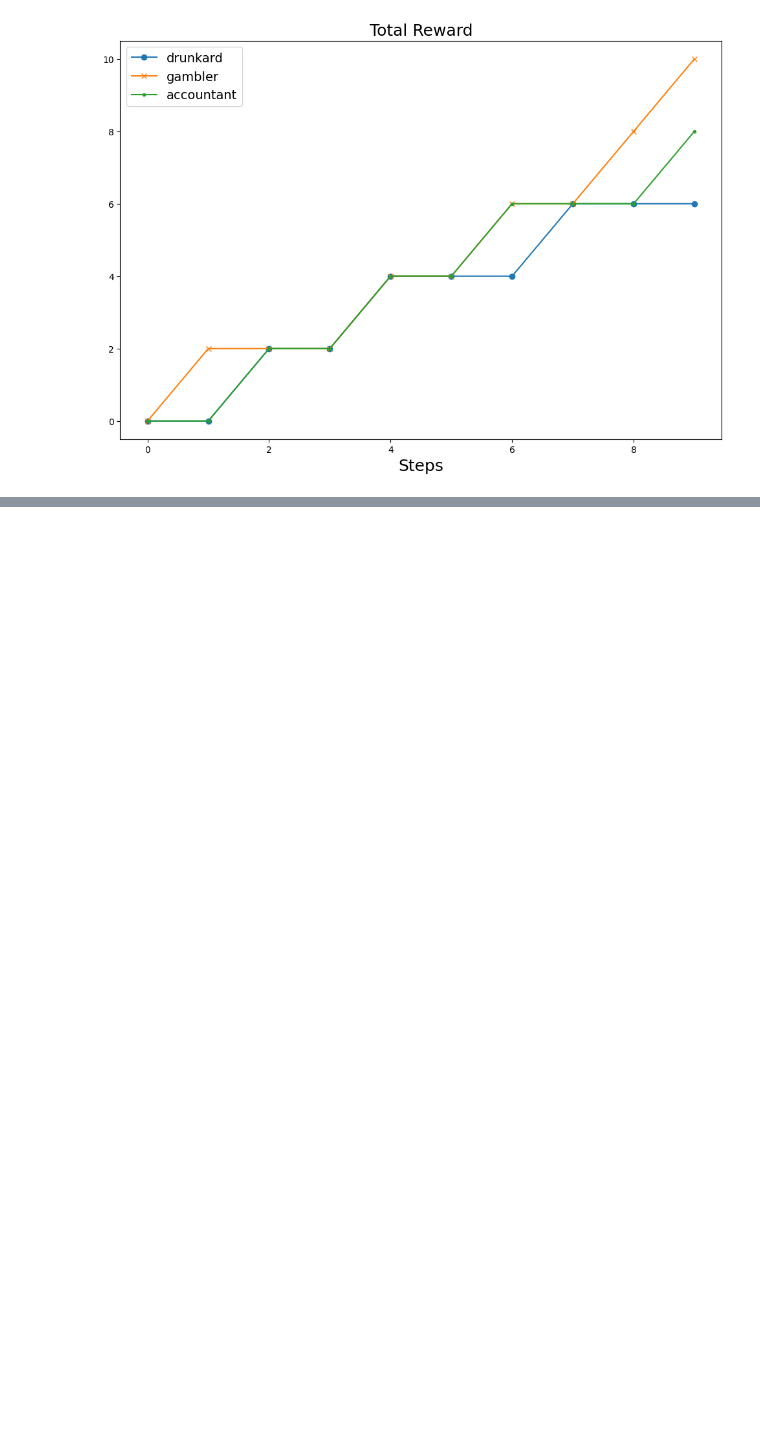
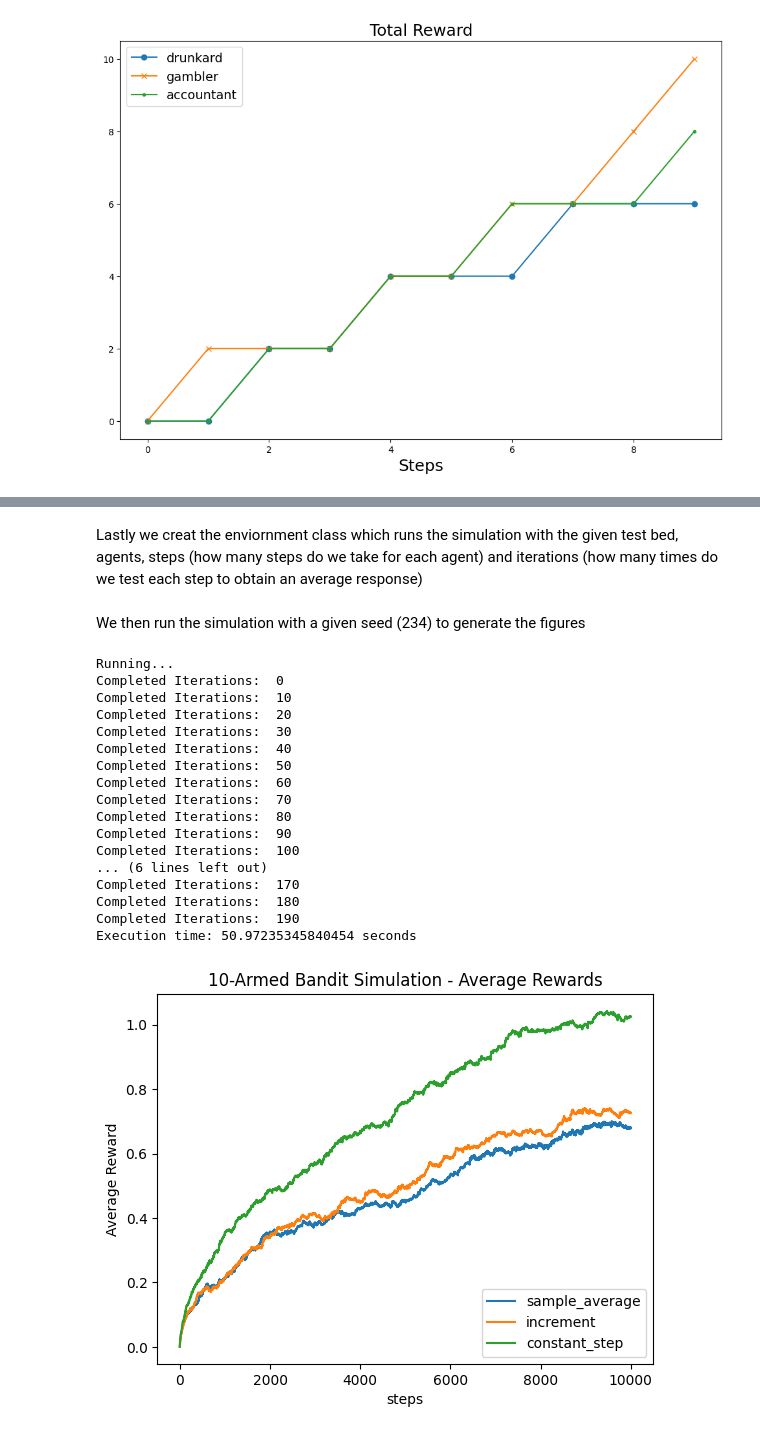
Before and after one commit to seanres/CSE5820, a Jupyter notebook: HW1/HW1.ipynb, the cells around one changed output, grey strips where cells are left out. Cells and saved outputs as stored; diff of their text form; code cells hidden in the pictures; blank space fills up the shorter version.

```diff
--- a/HW1/HW1.ipynb
+++ b/HW1/HW1.ipynb
@@ -103,0 +249,2 @@ plt.show()
+# %% [markdown]
+Lastly we creat the enviornment class which runs the simulation with the given test bed, agents, steps (how many steps do we take for each agent) and iterations (how many times do we test each step to obtain an average response)
@@ -103,0 +307,75 @@ plt.show()
+# %% [markdown]
+We then run the simulation with a given seed (234) to generate the figures
+# %%
+start_time = time.time()        # Start timer
+k = 10                          # k-armed bandit
+iterations = 200                # number of repeated iterations
+steps = 10000                   # number of steps per iteration
+
+# Set up intial objects
+TestBed = TestBed(k=k,mean=0,sigma=0.01, seed=234)
+agents = [Agent(k=k),Agent(k=k, action_value="increment"),Agent(k=k, action_value="constant_step")]
+environment = Environment(TestBed=TestBed,agents=agents,steps=steps,iterations=iterations)
+
+#234
+
+# Run Environment
+print("Running...")
+avg_scores, avg_optimal = environment.play()
+print("Execution time: %s seconds" % (time.time() - start_time))
+
+
+#Graph 1 - Averate rewards over all steps
+plt.title("10-Armed Bandit Simulation - Average Rewards")
+plt.plot(avg_scores)
+plt.ylabel('Average Reward')
+plt.xlabel('steps')
+plt.legend(agents, loc=4)
+plt.show()
+
+#Graph 1 - optimal selections over all steps
+plt.title("10-Armed Bandit Simulation - % Optimal Action")
+plt.plot(avg_optimal * 100)
+plt.ylim(0, 100)
+plt.ylabel('% Optimal Action')
+plt.xlabel('Steps')
+plt.legend(agents, loc=4)
+plt.show()
+
+plt.title("10-Armed Simulation - Average Rewards")
+plt.plot(avg_scores)
+plt.ylabel('Average Reward')
+plt.xlabel('Steps')
+plt.ylim(0, 1)
+plt.xlim(0, 10000)
+plt.legend(agents, loc=4)
+plt.show()
+
+#Graph 1 - optimal selections over all steps
+plt.title("10-Armed Simulation - % Optimal Action")
+plt.plot(avg_optimal * 100)
+plt.ylim(0, 50)
+plt.xlim(0, 10000)
+plt.ylabel('% Optimal Action')
+plt.xlabel('Steps')
+plt.legend(agents, loc=4)
+plt.show()
+# %% [output]
+Running...
+Completed Iterations:  0
+Completed Iterations:  10
+Completed Iterations:  20
+Completed Iterations:  30
+Completed Iterations:  40
+Completed Iterations:  50
+Completed Iterations:  60
+Completed Iterations:  70
+Completed Iterations:  80
+Completed Iterations:  90
+Completed Iterations:  100
+... (6 lines left out)
+Completed Iterations:  170
+Completed Iterations:  180
+Completed Iterations:  190
+Execution time: 50.97235345840454 seconds
+[figure, added]
```
Also changed, not shown: parts of 9 cells of this notebook, 21 other files.
